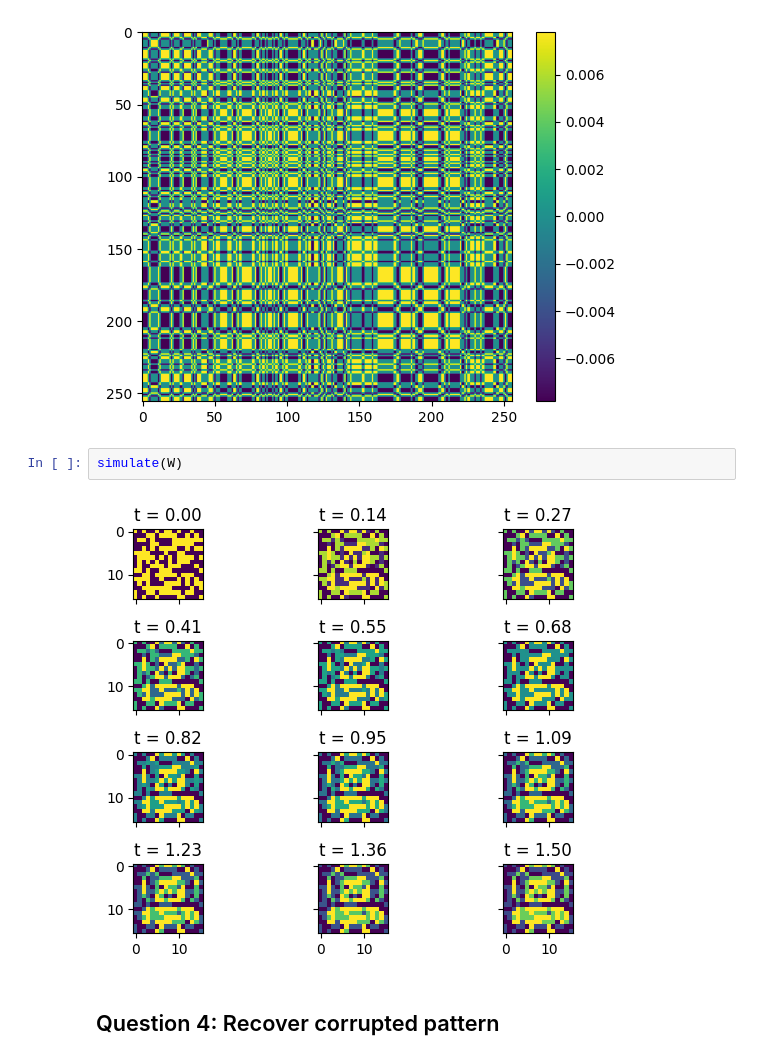
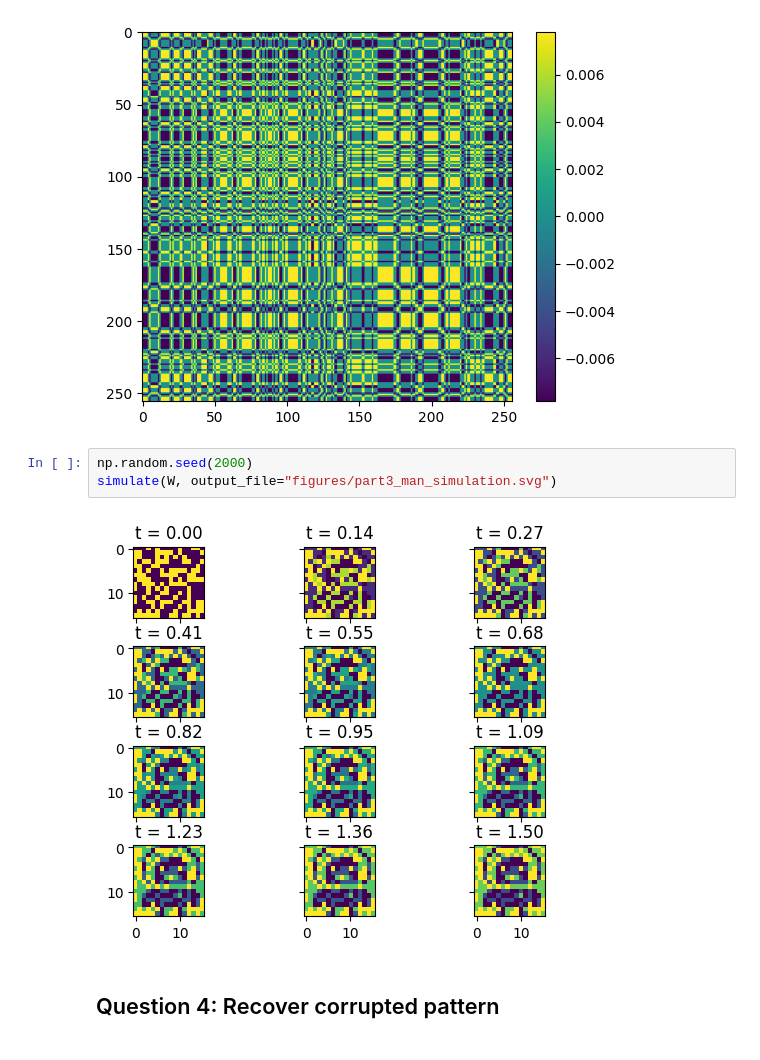
Before and after one commit to hgruniaux/NeuroScience, a Jupyter notebook: Set 3/homework3_part3.ipynb, the cells around one changed output. Saved outputs shown, nothing was run; the diff lists cells and outputs as text.

```diff
--- a/Set 3/homework3_part3.ipynb
+++ b/Set 3/homework3_part3.ipynb
@@ -88,10 +90,11 @@ plt.savefig("figures/part3_mat_w_cat_man.svg")
 plt.show()
 # %% [output]
 [figure]
-# %%
-simulate(W)
-# %% [output]
-[figure, removed]
+# %%
+np.random.seed(2000)
+simulate(W, output_file="figures/part3_man_simulation.svg")
+# %% [output]
+[figure, added]
 # %% [markdown]
 ## Question 4: Recover corrupted pattern
 # %%
```
Also changed, not shown: parts of 8 cells of this notebook, 32 other files.
